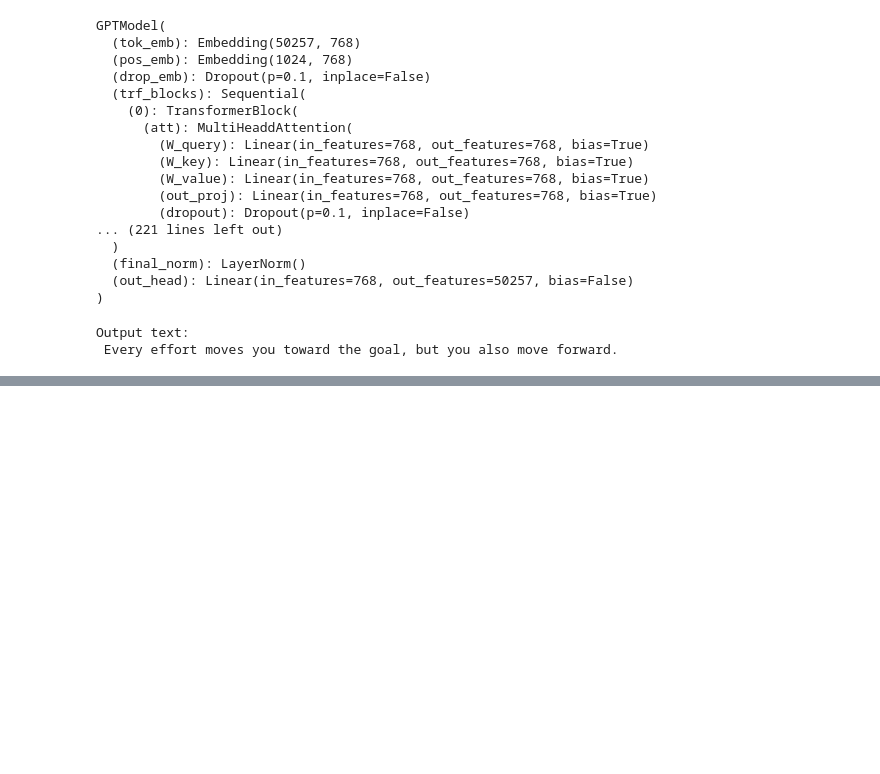
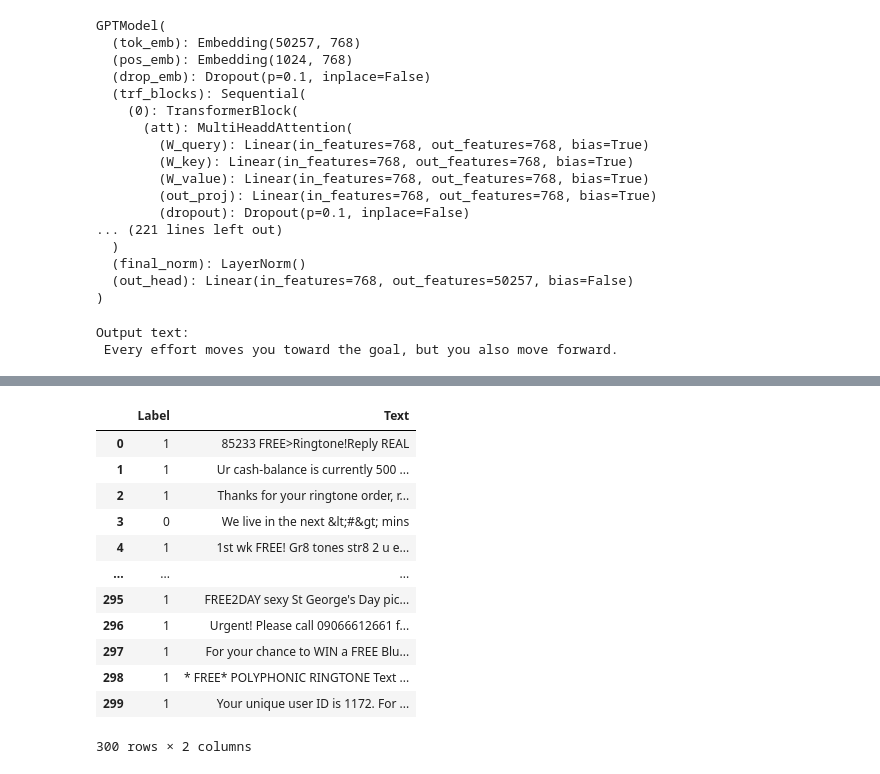
Before and after one commit to Doki1992/llm-from-scratch, a Jupyter notebook: chapter5.ipynb, the cells around one changed output, grey strips where cells are left out. Drawn from its saved outputs; the diff is of its cells as text; code cells hidden in the pictures; blank space fills up the shorter version.

```diff
--- a/chapter5.ipynb
+++ b/chapter5.ipynb
@@ -950,0 +1143,6 @@ Output text:
+# %%
+train_dataset = SpamDataset(
+    csv_file="train.csv",
+    max_length=None,
+    tokenizer=tokenizer
+)
@@ -950,0 +1153,12 @@ Output text:
+# %%
+val_dataset = SpamDataset(
+    csv_file="validation.csv",
+    max_length=train_dataset.max_length,
+    tokenizer=tokenizer
+)
+
+test_dataset = SpamDataset(
+    csv_file="test.csv",
+    max_length=train_dataset.max_length,
+    tokenizer=tokenizer
+)
@@ -950,0 +1195,16 @@ Output text:
+# %%
+test_dataset.data
+# %% [output]
+|  | Label | Text |
+| 0 | 1 | 85233 FREE>Ringtone!Reply REAL |
+| 1 | 1 | Ur cash-balance is currently 500 ... |
+| 2 | 1 | Thanks for your ringtone order, r... |
+| 3 | 0 | We live in the next &lt;#&gt; mins |
+| 4 | 1 | 1st wk FREE! Gr8 tones str8 2 u e... |
+| ... | ... | ... |
+| 295 | 1 | FREE2DAY sexy St George's Day pic... |
+| 296 | 1 | Urgent! Please call 09066612661 f... |
+| 297 | 1 | For your chance to WIN a FREE Blu... |
+| 298 | 1 | * FREE* POLYPHONIC RINGTONE Text ... |
+| 299 | 1 | Your unique user ID is 1172. For ... |
+300 rows × 2 columns
```
Also changed, not shown: parts of 19 cells of this notebook.
